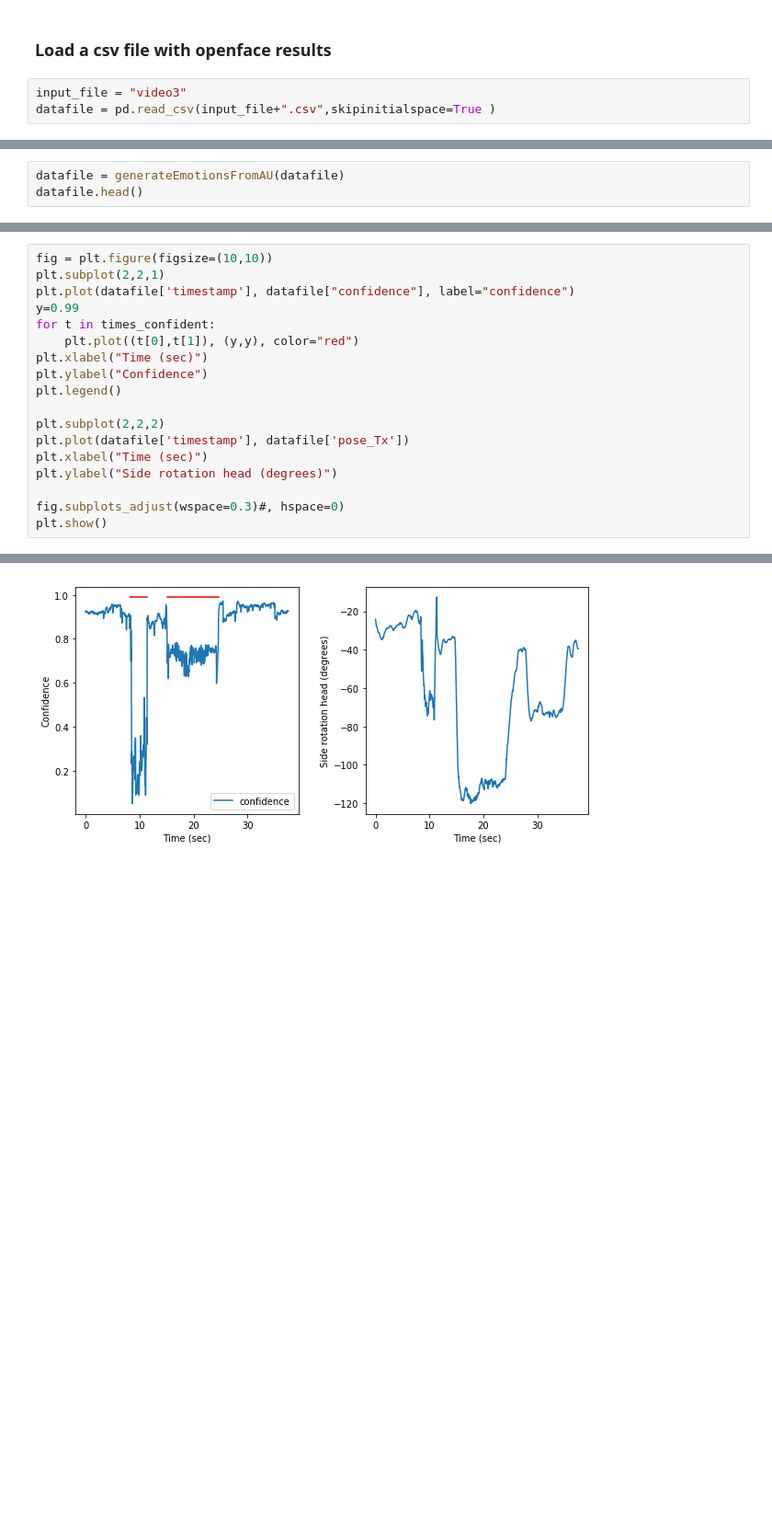
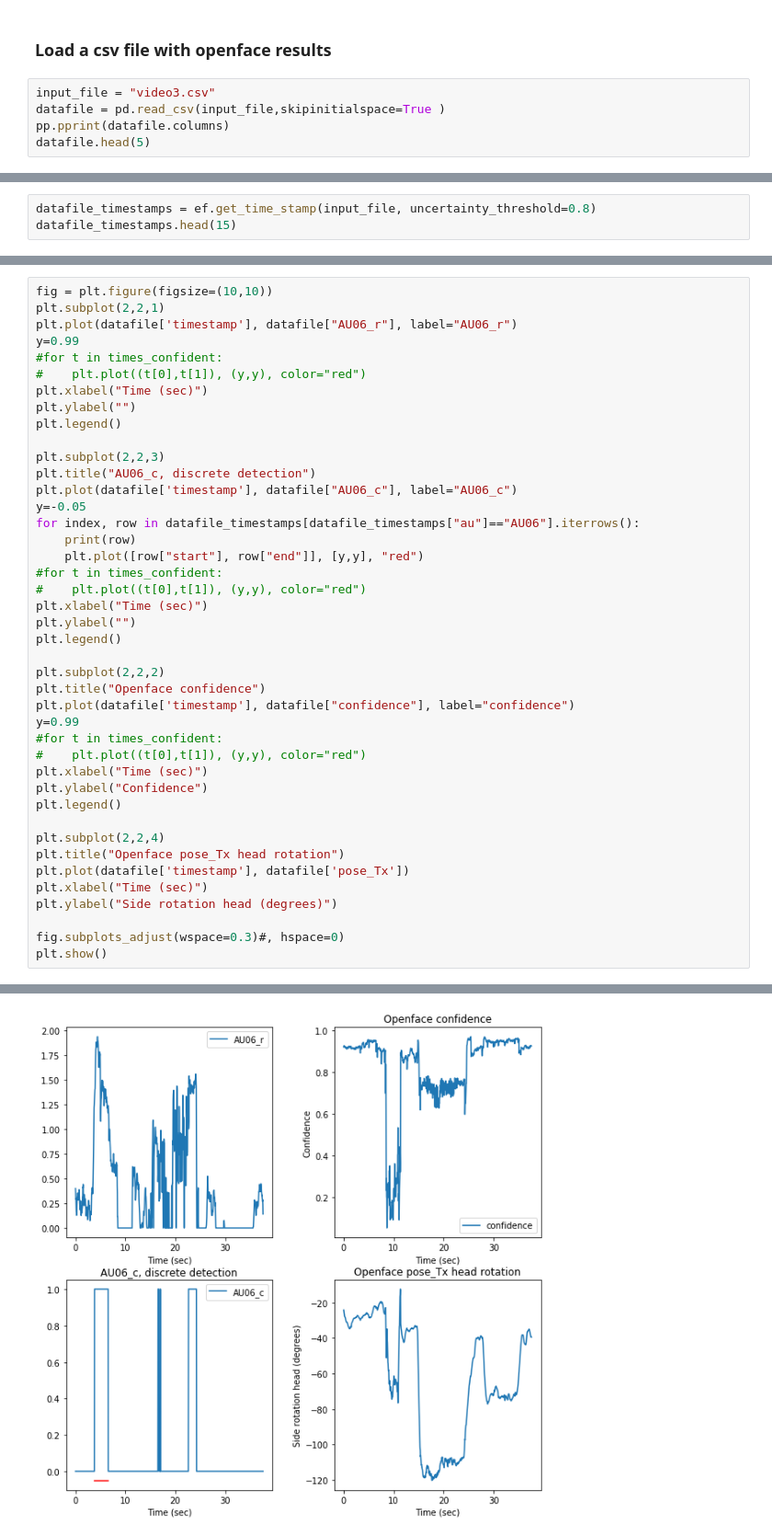
Before and after one commit to emrecdem/exploface, a Jupyter notebook: DEMOS/example.ipynb, the cells around one changed output, grey strips where cells are left out. Shown at 92% size. Drawn from its saved outputs; the diff is of its cells as text; blank space fills up the shorter version.

```diff
--- a/DEMOS/example.ipynb
+++ b/DEMOS/example.ipynb
@@ -9,5 +12,7 @@ from process_video import *
 # %% [markdown]
 ### Load a csv file with openface results
 # %%
-input_file = "video3"
-datafile = pd.read_csv(input_file+".csv",skipinitialspace=True )
+input_file = "video3.csv"
+datafile = pd.read_csv(input_file,skipinitialspace=True )
+pp.pprint(datafile.columns)
+datafile.head(5)
@@ -16,3 +32,0 @@ datafile = pd.read_csv(input_file+".csv",skipinitialspace=True )
-# %%
-datafile = generateEmotionsFromAU(datafile)
-datafile.head()
@@ -45,0 +78,3 @@ times_happy_3 = getActivationTimes(datafile, "happy", 2, method="mean", time_gap
+# %%
+datafile_timestamps = ef.get_time_stamp(input_file, uncertainty_threshold=0.8)
+datafile_timestamps.head(15)
@@ -50,15 +100,39 @@ The locations where the confidence is larger than 80% is marked with red bars
 # %%
 fig = plt.figure(figsize=(10,10))
 plt.subplot(2,2,1)
+plt.plot(datafile['timestamp'], datafile["AU06_r"], label="AU06_r")
+y=0.99
+#for t in times_confident:
+#    plt.plot((t[0],t[1]), (y,y), color="red")
+plt.xlabel("Time (sec)")
+plt.ylabel("")
+plt.legend()
+
+plt.subplot(2,2,3)
+plt.title("AU06_c, discrete detection")
+plt.plot(datafile['timestamp'], datafile["AU06_c"], label="AU06_c")
+y=-0.05
+for index, row in datafile_timestamps[datafile_timestamps["au"]=="AU06"].iterrows():
+    print(row)
+    plt.plot([row["start"], row["end"]], [y,y], "red")
+#for t in times_confident:
+#    plt.plot((t[0],t[1]), (y,y), color="red")
+plt.xlabel("Time (sec)")
+plt.ylabel("")
+plt.legend()
+
+plt.subplot(2,2,2)
+plt.title("Openface confidence")
 plt.plot(datafile['timestamp'], datafile["confidence"], label="confidence")
 y=0.99
-for t in times_confident:
-    plt.plot((t[0],t[1]), (y,y), color="red")
+#for t in times_confident:
+#    plt.plot((t[0],t[1]), (y,y), color="red")
 plt.xlabel("Time (sec)")
 plt.ylabel("Confidence")
 plt.legend()
 
-plt.subplot(2,2,2)
+plt.subplot(2,2,4)
+plt.title("Openface pose_Tx head rotation")
 plt.plot(datafile['timestamp'], datafile['pose_Tx'])
 plt.xlabel("Time (sec)")
 plt.ylabel("Side rotation head (degrees)")
@@ -69 +147 @@ plt.show()
-[figure, old version]
+[figure, new version]
```
Also changed, not shown: parts of 34 cells of this notebook, 4 other files.
